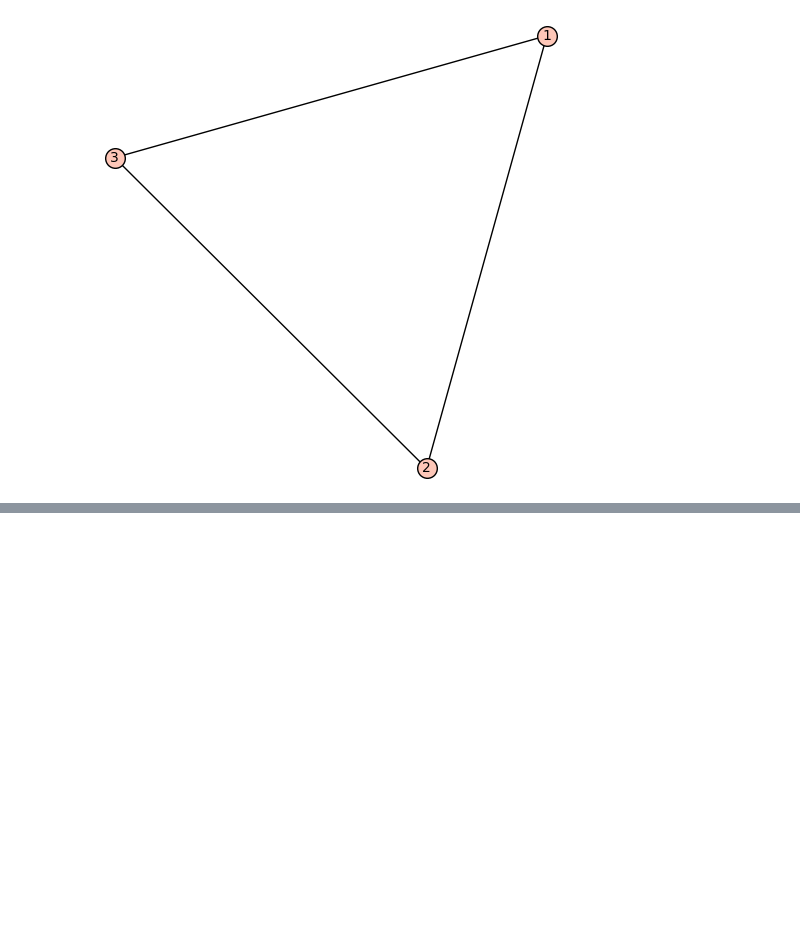
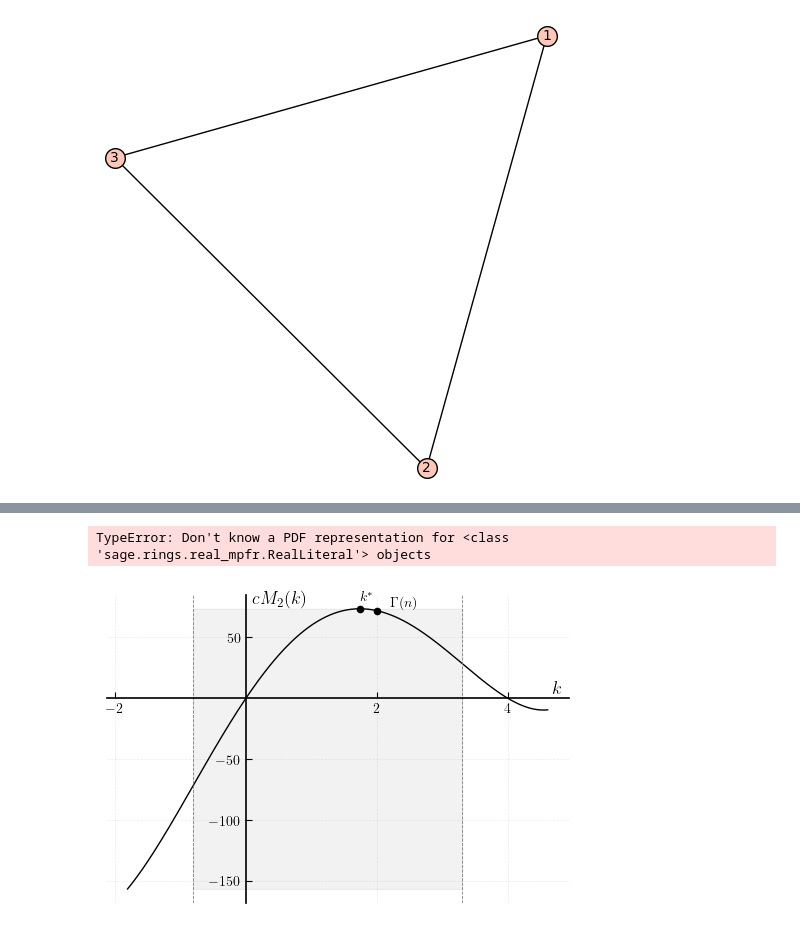
Before and after one commit to LukaLavs/project-group-11, a Jupyter notebook: notebooks/experiments.ipynb, the cells around one changed output, grey strips where cells are left out. Saved outputs shown, nothing was run; the diff lists cells and outputs as text; code cells hidden in the pictures; blank space fills up the shorter version.

```diff
--- a/notebooks/experiments.ipynb
+++ b/notebooks/experiments.ipynb
@@ -7,0 +115,74 @@ G.plot(vertex_labels=True).show()
+# %%
+import numpy as np
+import matplotlib.pyplot as plt
+from src import cM2, func, optimal_k, convex_from, convex_up_to
+
+n = 5
+
+x_func = float(func(n))
+x_from = float(convex_from(n).real)
+x_up_to = float(convex_up_to(n).real)
+x_opt = float(optimal_k(n))
+
+X = np.linspace(x_up_to - 1.0, x_from + 1.3, 1000, dtype=float)
+Y_cM2 = np.array([float(cM2(n, float(k))) for k in X], dtype=float)
+
+k_points = np.array([x_func, x_opt], dtype=float)
+y_points = np.array([float(cM2(n, float(k))) for k in k_points], dtype=float)
+
+plt.rcParams.update({
+    "text.usetex": True,
+    "font.family": "serif",
+    "font.size": 12,
+    "axes.spines.right": False,
+    "axes.spines.top": False
+})
+
+fig, ax = plt.subplots(figsize=(5, 3.5))
+
+ax.plot(X, Y_cM2, color="black", linewidth=1.0)
+ax.scatter(k_points, y_points, color="black", s=20, zorder=5)
+
+line_style = {"color": "gray", "linestyle": "--", "linewidth": 0.6}
+ax.axvline(float(x_from), **line_style)
+ax.axvline(float(x_up_to), **line_style)
+
+ax.fill_between(
+    X, float(np.min(Y_cM2)), float(np.max(Y_cM2)),
+    where=(X >= float(x_up_to)) & (X <= float(x_from)),
+    color="gray", alpha=0.1
+)
+
+offset = 0.2
+ax.text(float(k_points[0]), float(y_points[0] + 5.0), r"$k^*$", va='bottom', ha='left', fontsize=10)
+ax.text(float(k_points[1] + offset), float(y_points[1]), r"$\Gamma(n)$", va='bottom', ha='left', fontsize=10)
+
+xticks = [float(x) for x in ax.get_xticks() if x != 0]
+yticks = [float(y) for y in ax.get_yticks() if y != 0]
+ax.set_xticks(xticks)
+ax.set_yticks(yticks)
+
+ax.spines["left"].set_position("zero")
+ax.spines["bottom"].set_position("zero")
+ax.spines["bottom"].set_linewidth(1.2)
+ax.spines["left"].set_linewidth(1.2)
+ax.spines["bottom"].set_color("black")
+ax.spines["left"].set_color("black")
+ax.spines["top"].set_visible(False)
+ax.spines["right"].set_visible(False)
+
+ax.grid(True, color="gray", alpha=0.15, linestyle="--", linewidth=0.5)
+ax.tick_params(direction="in", length=4, width=0.8, colors="black", labelsize=10)
+ax.locator_params(axis='x', nbins=6)
+ax.locator_params(axis='y', nbins=6)
+
+ax.text(float(X[-1] + 0.2), float(np.max(Y_cM2) * 0.19), r"$k$", va='top', ha='right', fontsize=13)
+ax.text(float(0.1), float(np.max(Y_cM2)), r"$cM_2(k)$", va='bottom', ha='left', fontsize=13)
+
+plt.tight_layout()
+plt.savefig("images/cM2_plot.pdf", bbox_inches='tight')
+plt.savefig("images/cM2_plot.pgf")
+plt.show()
+# %% [output]
+TypeError: Don't know a PDF representation for <class 'sage.rings.real_mpfr.RealLiteral'> objects
+[figure, added]
```
Also changed, not shown: parts of 2 cells of this notebook, 11 other files.
